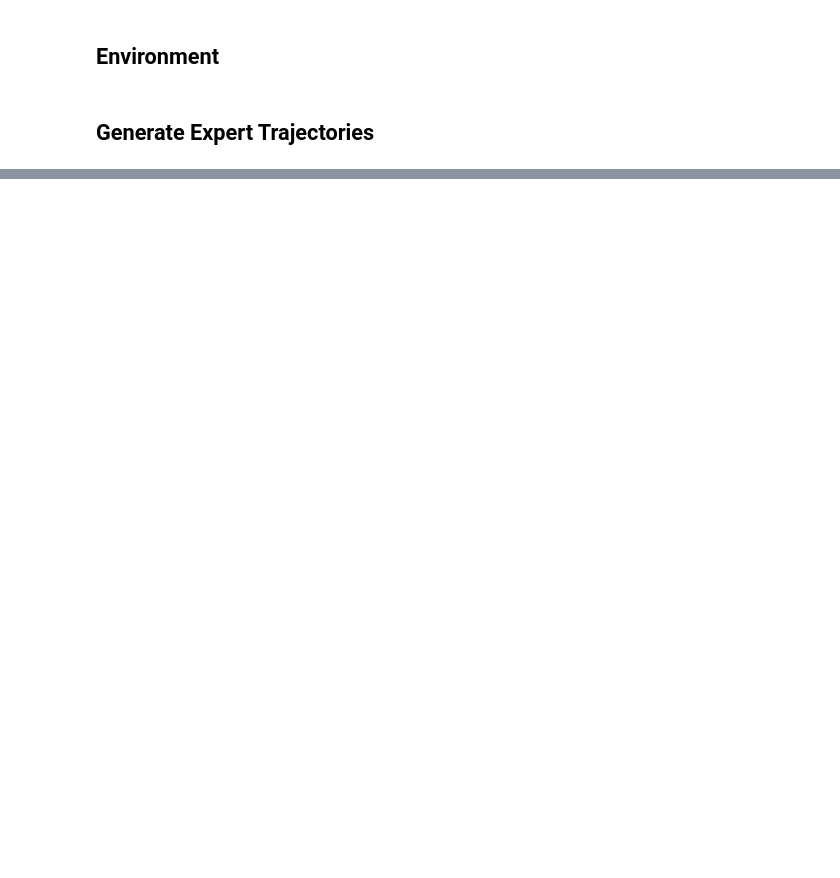
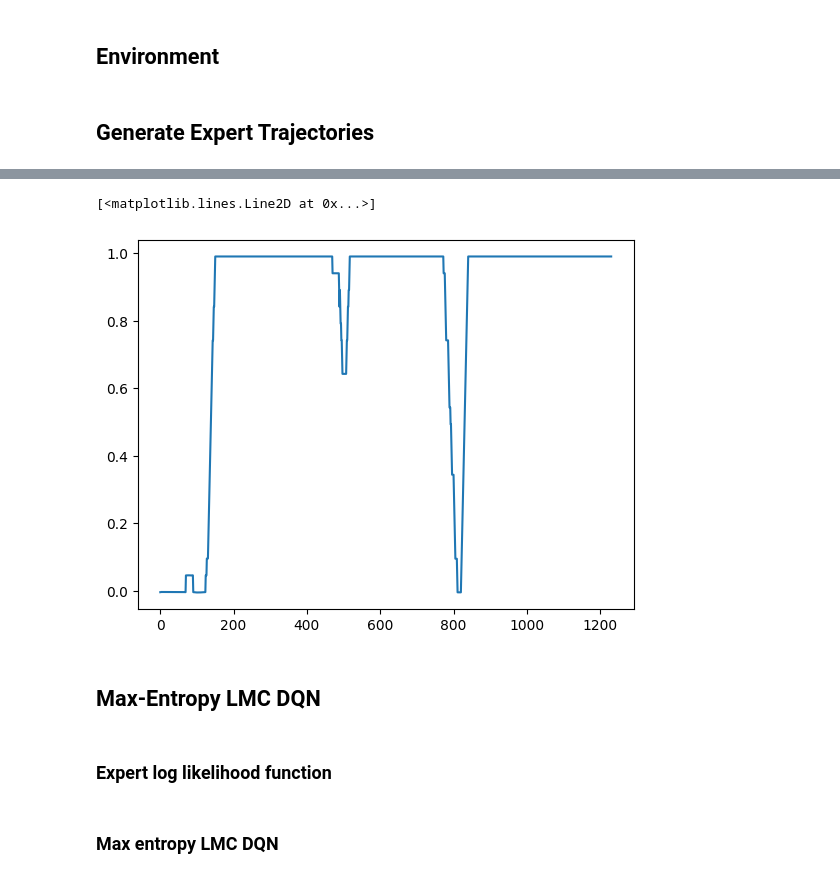
Before and after one commit to keertanavc/experior, a Jupyter notebook: max_ent_deep_sea.ipynb, the cells around one changed output, grey strips where cells are left out. Drawn from its saved outputs; the diff is of its cells as text; code cells hidden in the pictures; blank space fills up the shorter version.

```diff
--- a/max_ent_deep_sea.ipynb
+++ b/max_ent_deep_sea.ipynb
@@ -447,0 +650,16 @@ plt.show()
+# %%
+cnfg.update("jax_disable_jit", False)
+config["LMC_TEMP"] = 1e-2
+train_lmc = jax.jit(make_lmc_dqn_train(config))
+runner_state, lmc_output = train_lmc(jax.random.PRNGKey(1234))
+# %%
+import matplotlib.pyplot as plt
+per_episode_reward = lmc_output['reward'].mean(axis=-1).reshape(-1, config["HORIZON"]).sum(axis=-1)
+plt.plot(moving_average(per_episode_reward, 20))
+# %% [output]
+[<matplotlib.lines.Line2D at 0x...>]
+[figure, added]
+# %% [markdown]
+## Max-Entropy LMC DQN
+# %% [markdown]
+### Expert log likelihood function
@@ -447,0 +692,2 @@ plt.show()
+# %% [markdown]
+### Max entropy LMC DQN
```
Also changed, not shown: parts of 35 cells of this notebook.
